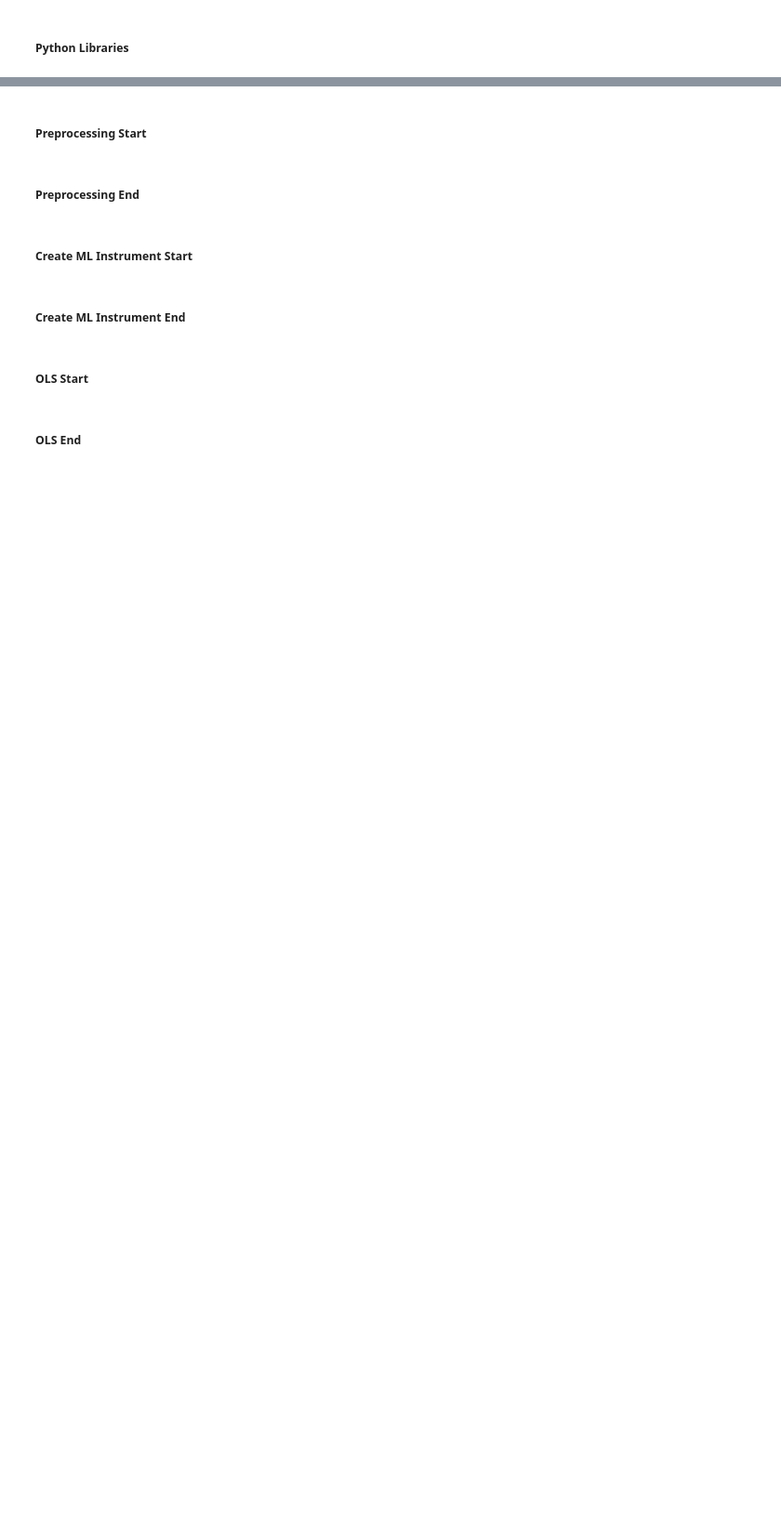
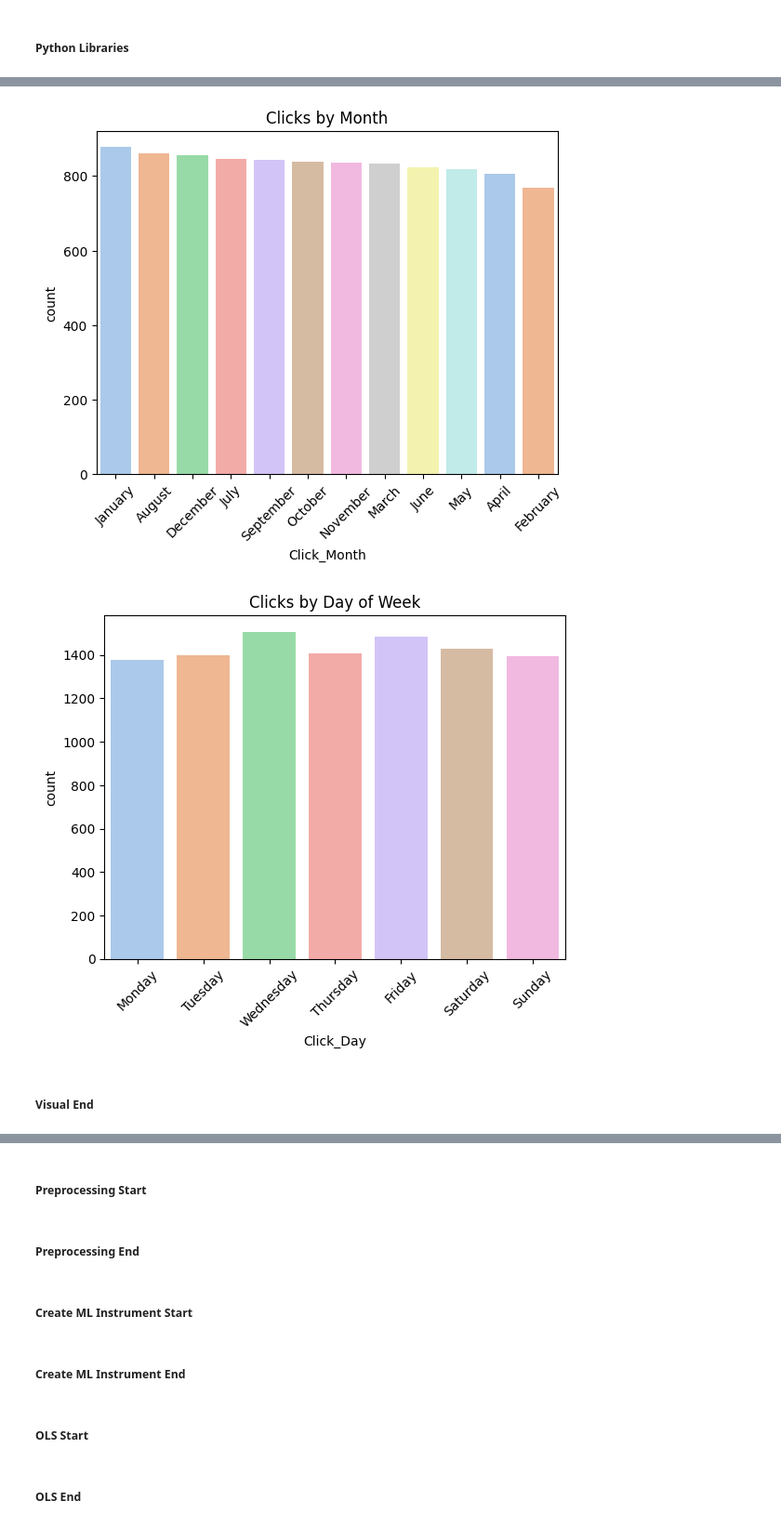
Before and after one commit to IanTaiAhn/econ6550, a Jupyter notebook: project/project_v3.ipynb, the cells around one changed output, grey strips where cells are left out. Shown at 93% size. Drawn from its saved outputs; the diff is of its cells as text; code cells hidden in the pictures; blank space fills up the shorter version.

```diff
--- a/project/project_v3.ipynb
+++ b/project/project_v3.ipynb
@@ -39,0 +60,30 @@ I want to make sure my entire implementation is proper. Even if the results are
+# %%
+# I like this because now I have more time series data, and I can see when there is more clicks per month.
+df['Click_Time'] = pd.to_datetime(df['Click_Time'])
+df['Click_Hour'] = df['Click_Time'].dt.hour
+df['Click_Month'] = df['Click_Time'].dt.month_name()
+df['Click_Day'] = df['Click_Time'].dt.day_name()
+
+
+sns.countplot(data=df, x='Click_Month', palette='pastel', order=df['Click_Month'].value_counts().index)
+plt.title("Clicks by Month")
+plt.xticks(rotation=45)
+plt.show()
+
+# # the time stamps are sort've useless because they're all only different by miliseconds...
+# sns.countplot(data=df, x='Click Hour', palette='pastel', order=df['Click Hour'].value_counts().index)
+# plt.title("Clicks by Month")
+# plt.xticks(rotation=45)
+# plt.show()
+
+# the day it was clicked might be better actually...
+day_order = ['Monday', 'Tuesday', 'Wednesday', 'Thursday', 'Friday', 'Saturday', 'Sunday']
+sns.countplot(data=df, x='Click_Day', palette='pastel', order=day_order)
+plt.title("Clicks by Day of Week")
+plt.xticks(rotation=45)
+plt.show()
+# %% [output]
+[figure, added]
+[figure, added]
+# %% [markdown]
+##### Visual End
```
Also changed, not shown: parts of 25 cells of this notebook, 2 other files.
